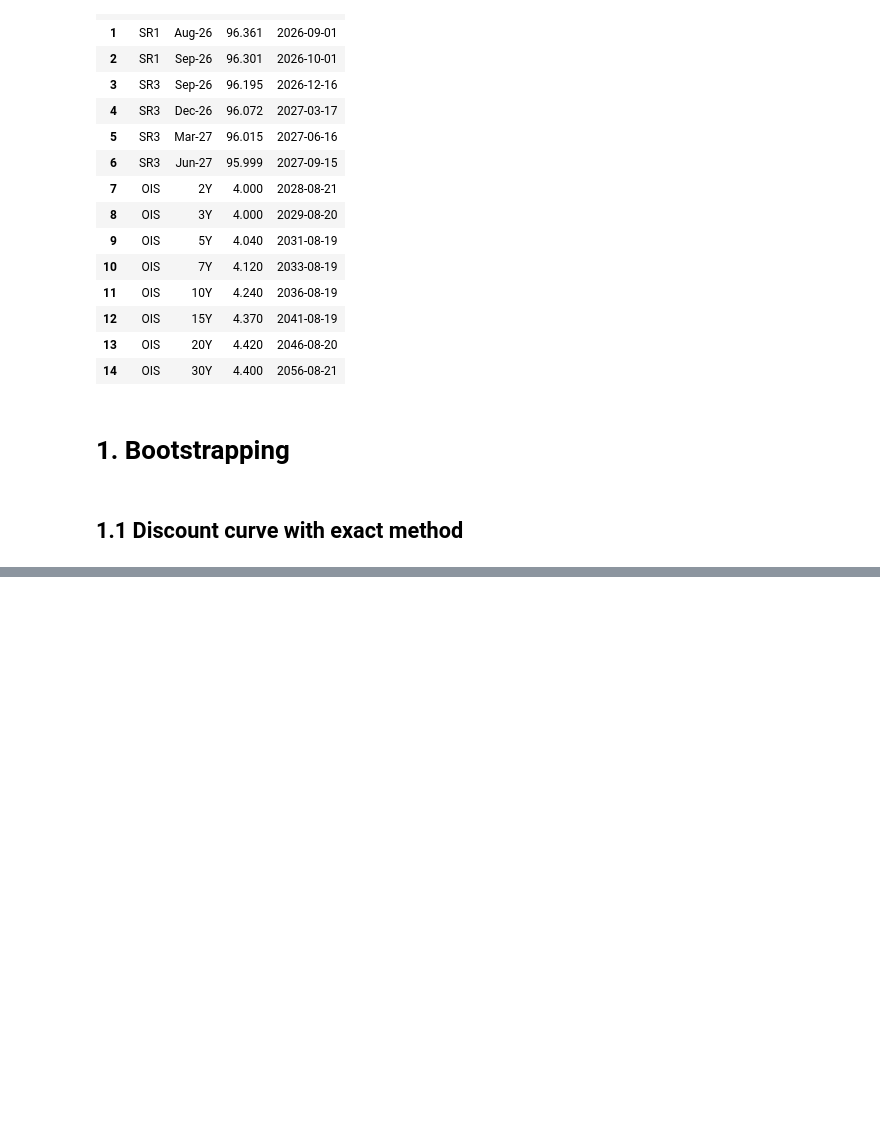
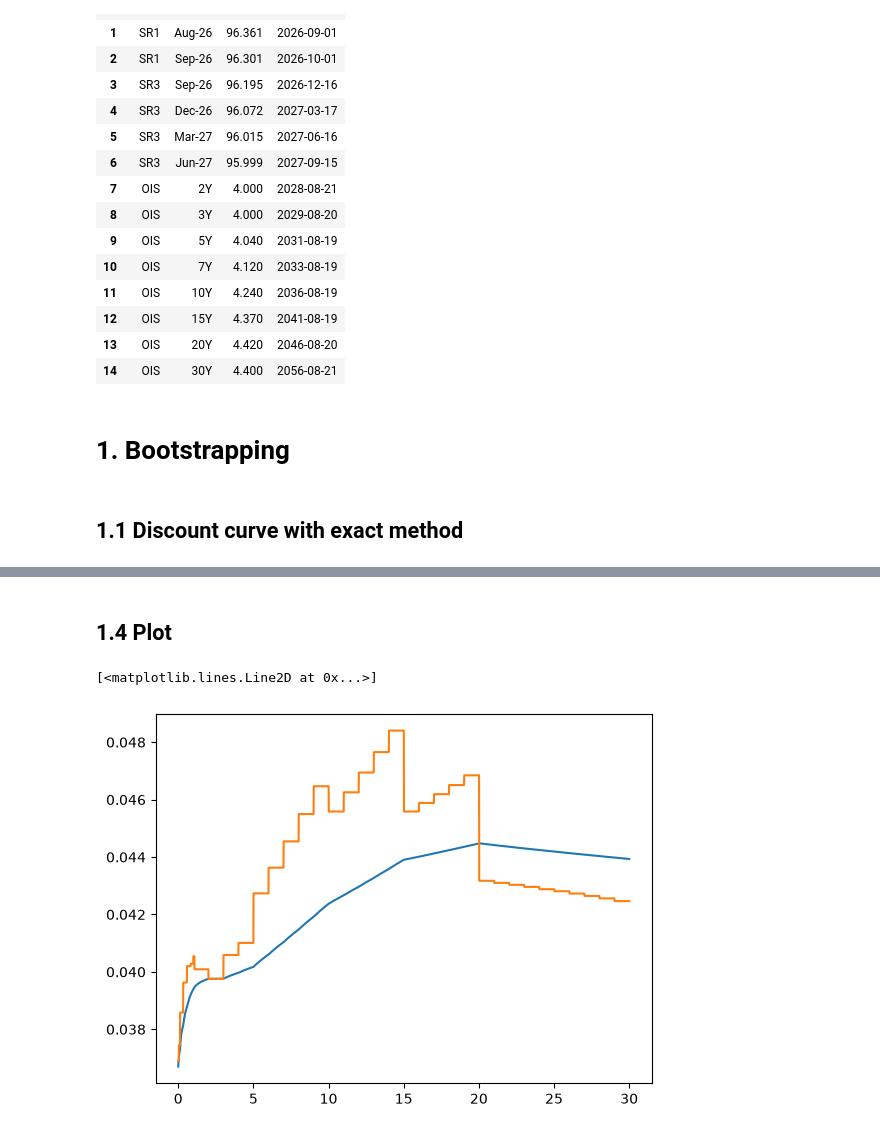
Before and after one commit to RomainFast121/IRCRM_project, a Jupyter notebook: project_2026.ipynb, the cells around one changed output, grey strips where cells are left out. Cells and saved outputs as stored; diff of their text form; code cells hidden in the pictures; blank space fills up the shorter version.

Commit message:
Completed question 1, plot left to do

```diff
--- a/project_2026.ipynb
+++ b/project_2026.ipynb
@@ -60,12 +61,3 @@ def annual_schedule(t0, n_years):
     delta = relativedelta(years = n_years)
     T = t0 + delta
     return following(T)
-# %%
-# Check sanity of annual_schedule
-
-ois = df[df['type'] == 'OIS']
-ois_years = ois["tenor"].str.rstrip("Y").astype(int)
-
-for n, expected in zip(ois_years, ois["maturity"]):
-    sched = annual_schedule(t0, n)
-    print(sched)
@@ -284,0 +314,30 @@ inter_df
+# %% [markdown]
+## 1.4 Plot
+# %%
+# Transform TTM to ACT365
+pillars = table_2.copy()
+pillars['Time to Maturity'] = table_2['Time to Maturity'] * 360 / 365
+
+xp = np.insert(table_2['Time to Maturity'].to_numpy(), 0, 0.0)
+yp = np.insert(table_2['log(P(t0, Ti))'].to_numpy(), 0, 0.0)
+
+m = np.arange(1, 365*30 + 1)
+tau_grid = m/365
+
+# Log-linear interpolation
+
+logP_grid = np.interp(tau_grid, xp, yp)
+P_grid = np.exp(logP_grid)
+
+# Spot and forward
+
+spot_grid = -logP_grid/tau_grid
+fwd_grid = np.gradient(-logP_grid, tau_grid)
+
+
+
+plt.plot(tau_grid, spot_grid)
+plt.plot(tau_grid, fwd_grid)
+# %% [output]
+[<matplotlib.lines.Line2D at 0x...>]
+[figure, added]
```
Also changed, not shown: parts of 11 cells of this notebook.
